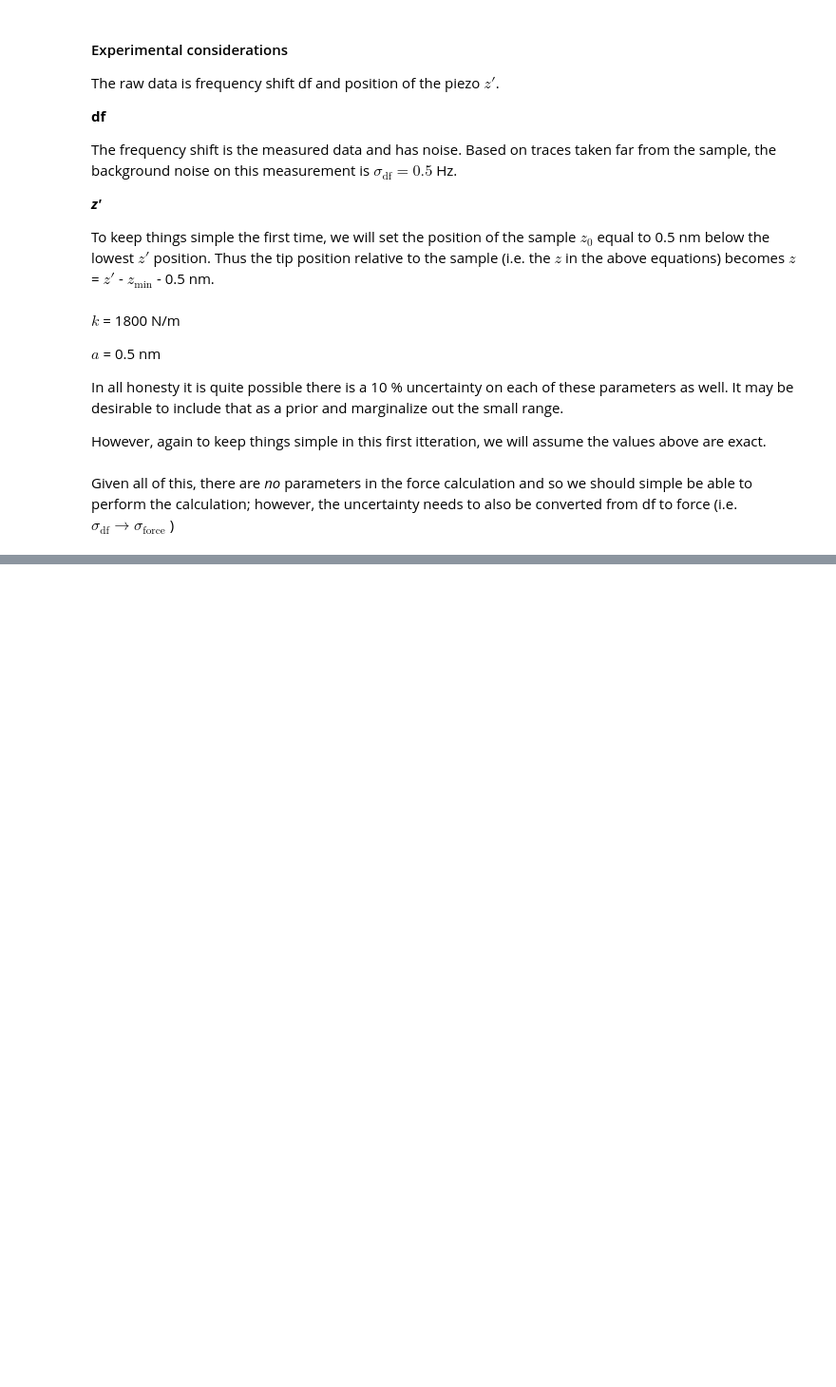
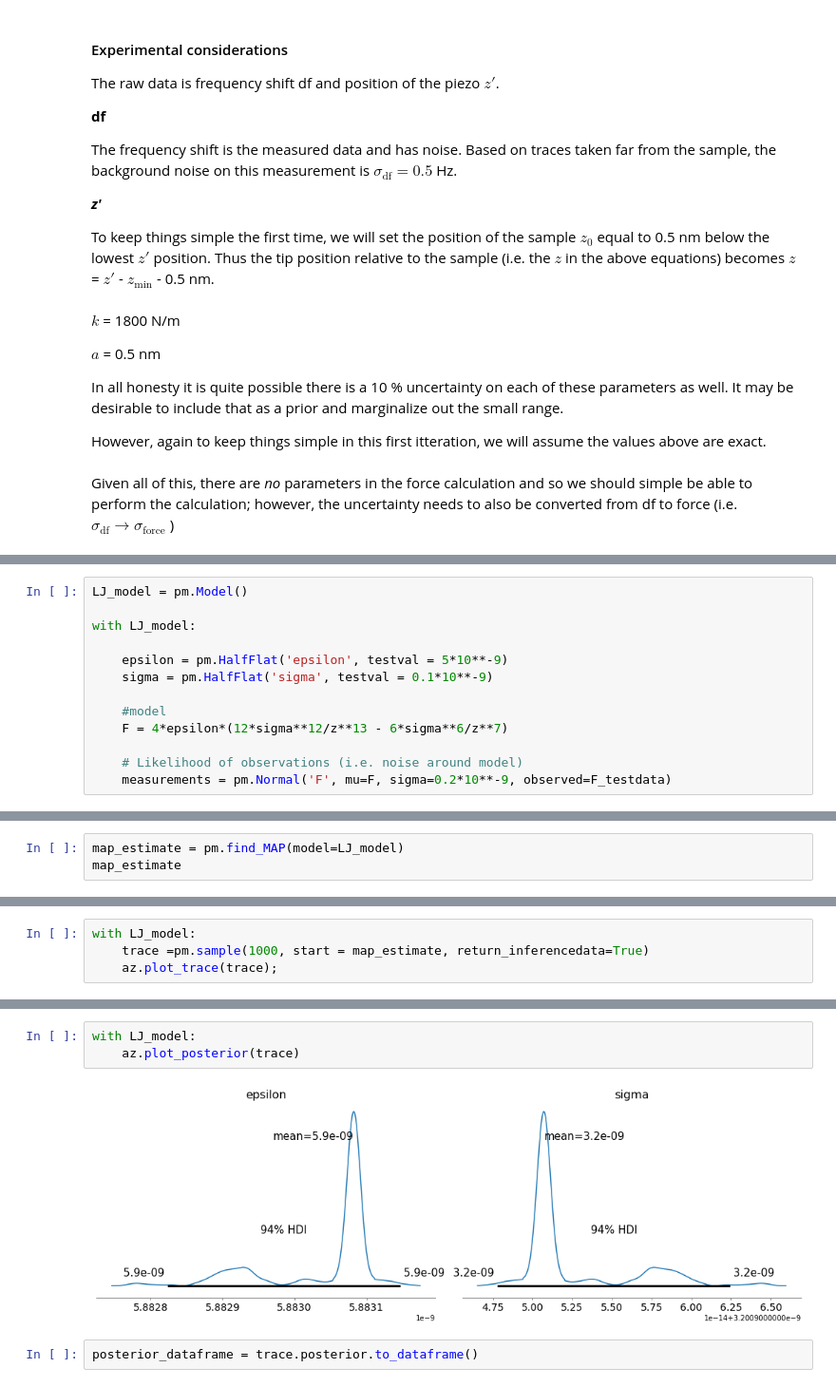
Before and after one commit to phys201/nc_AFM, a Jupyter notebook: documentation.ipynb, the cells around one changed output, grey strips where cells are left out. Shown at 95% size. Saved outputs shown, nothing was run; the diff lists cells and outputs as text; blank space fills up the shorter version.

```diff
--- a/documentation.ipynb
+++ b/documentation.ipynb
@@ -67,0 +113,13 @@ F ~ normal($\mu$ = $\mu$, $\sigma = \sigma_\text{force}$ )
+# %%
+LJ_model = pm.Model()
+
+with LJ_model:
+
+    epsilon = pm.HalfFlat('epsilon', testval = 5*10**-9)
+    sigma = pm.HalfFlat('sigma', testval = 0.1*10**-9)
+
+    #model
+    F = 4*epsilon*(12*sigma**12/z**13 - 6*sigma**6/z**7)
+
+    # Likelihood of observations (i.e. noise around model)
+    measurements = pm.Normal('F', mu=F, sigma=0.2*10**-9, observed=F_testdata)
@@ -67,0 +128,3 @@ F ~ normal($\mu$ = $\mu$, $\sigma = \sigma_\text{force}$ )
+# %%
+map_estimate = pm.find_MAP(model=LJ_model)
+map_estimate
@@ -67,0 +133,4 @@ F ~ normal($\mu$ = $\mu$, $\sigma = \sigma_\text{force}$ )
+# %%
+with LJ_model:
+    trace =pm.sample(1000, start = map_estimate, return_inferencedata=True)
+    az.plot_trace(trace);
@@ -67,0 +143,7 @@ F ~ normal($\mu$ = $\mu$, $\sigma = \sigma_\text{force}$ )
+# %%
+with LJ_model:
+    az.plot_posterior(trace)
+# %% [output]
+[figure, added]
+# %%
+posterior_dataframe = trace.posterior.to_dataframe()
```
Also changed, not shown: parts of 31 cells of this notebook.
